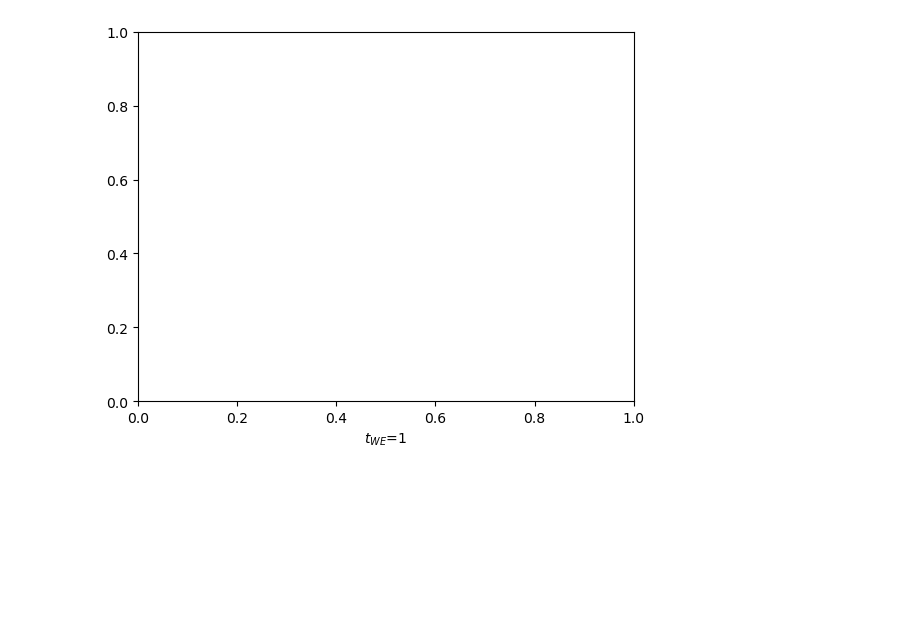
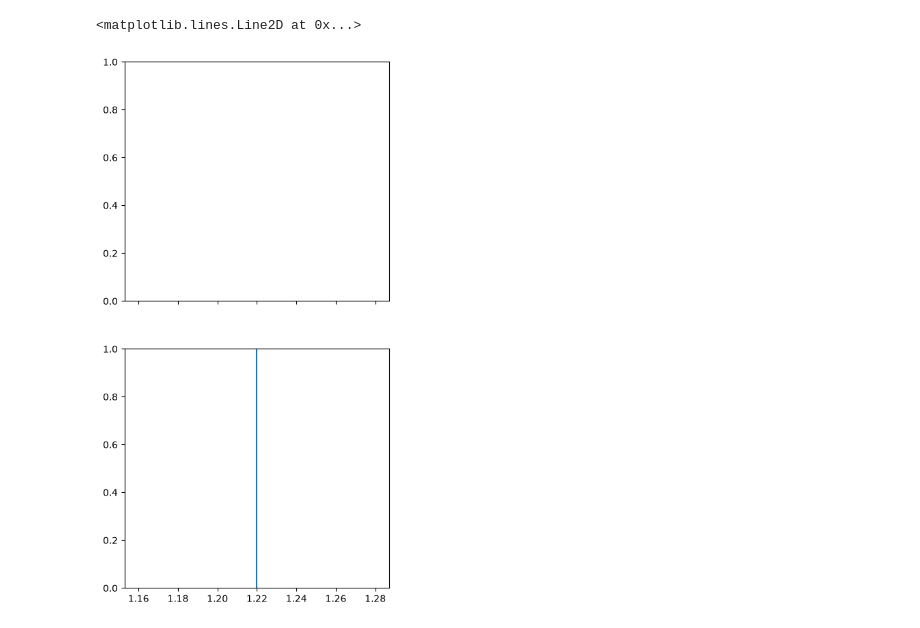
Before and after one commit to JonathanHB/sampling-methods-v4, a Jupyter notebook: test_main.ipynb, the cells around one changed output. Drawn from its saved outputs; the diff is of its cells as text; code cells hidden in the pictures; blank space fills up the shorter version.

```diff
--- a/test_main.ipynb
+++ b/test_main.ipynb
@@ -69,6 +49,10 @@ running replicate 1 of 5
 # %%
 # a=1
 # plt.xlabel(f'$t_{{WE}}$={a}')
 # plt.show()
+import matplotlib.pyplot as plt
+fig, ax = plt.subplots(2, sharex='col', figsize=(5,10))
+ax[1].axvline(1.22)
 # %% [output]
+<matplotlib.lines.Line2D at 0x...>
-[figure, old version]
+[figure, new version]
```
Also changed, not shown: parts of 2 cells of this notebook, 4 other files.
